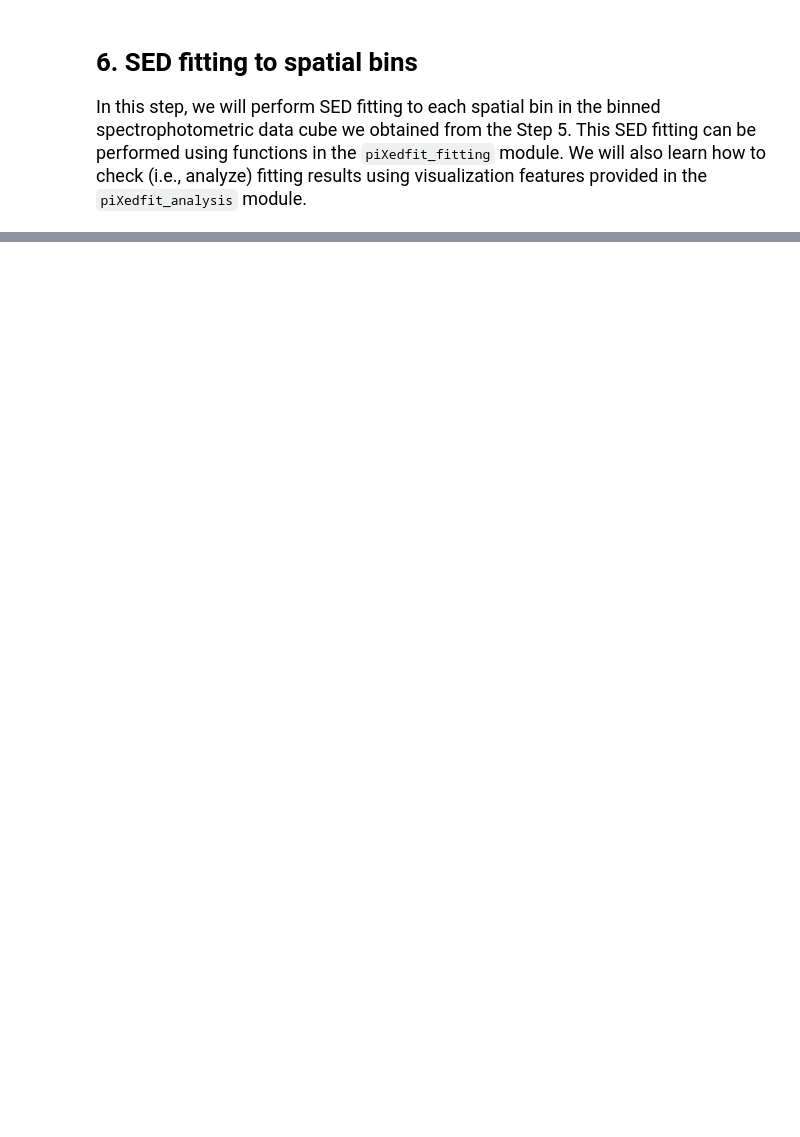
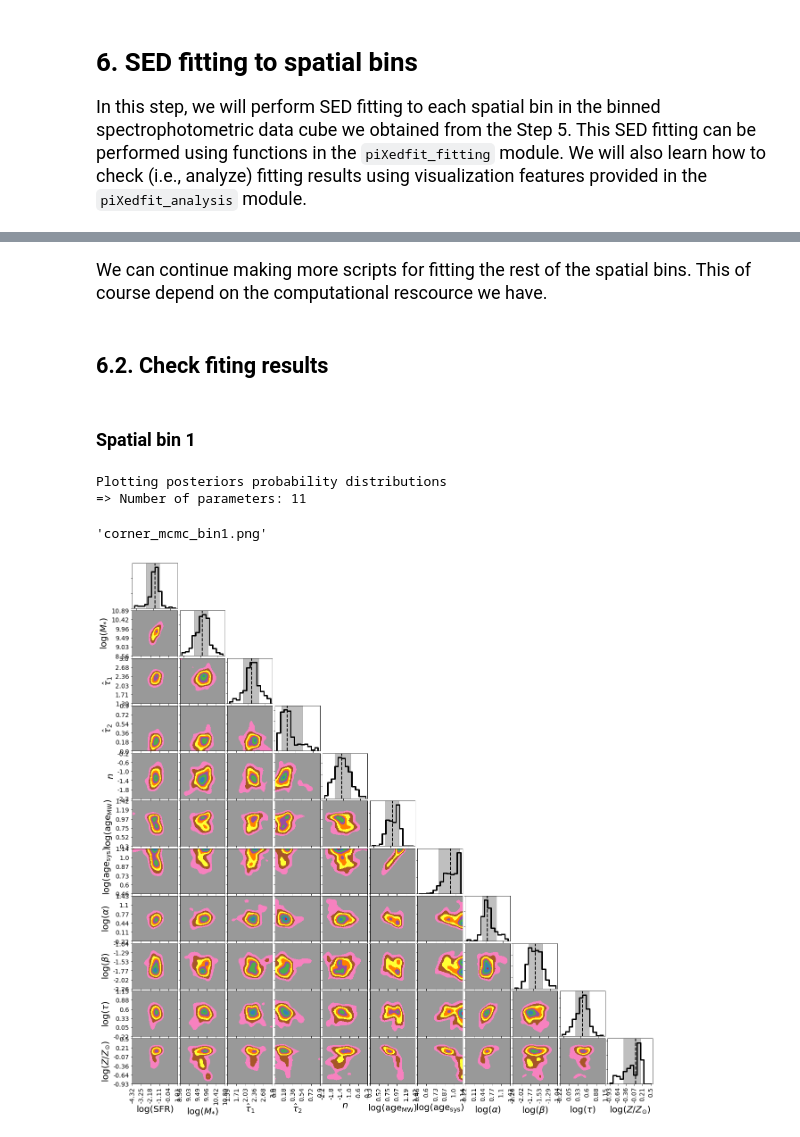
Before and after one commit to aabdurrouf/piXedfit, a Jupyter notebook: examples/FUVtoNIR_CALIFA/Step6_SEDfitting.ipynb, the cells around one changed output, grey strips where cells are left out. Saved outputs shown, nothing was run; the diff lists cells and outputs as text; code cells hidden in the pictures; blank space fills up the shorter version.

```diff
--- a/examples/FUVtoNIR_CALIFA/Step6_SEDfitting.ipynb
+++ b/examples/FUVtoNIR_CALIFA/Step6_SEDfitting.ipynb
@@ -51,0 +117,4 @@ SEDfit_from_binmap_specphoto(fits_binmap, binid_range=binid_range, models_spec=m
+# %% [markdown]
+<font size="4"> We can continue making more scripts for fitting the rest of the spatial bins. This of course depend on the computational rescource we have.
+# %% [markdown]
+## 6.2. Check fiting results
@@ -51,0 +125,12 @@ SEDfit_from_binmap_specphoto(fits_binmap, binid_range=binid_range, models_spec=m
+# %% [markdown]
+### Spatial bin 1
+# %%
+%matplotlib inline
+
+name_sampler_fits = "mcmc_bin1.fits"
+plot_corner(name_sampler_fits)
+# %% [output]
+Plotting posteriors probability distributions
+=> Number of parameters: 11
+'corner_mcmc_bin1.png'
+[figure, added]
```
Also changed, not shown: parts of 25 cells of this notebook, 1 other file.
